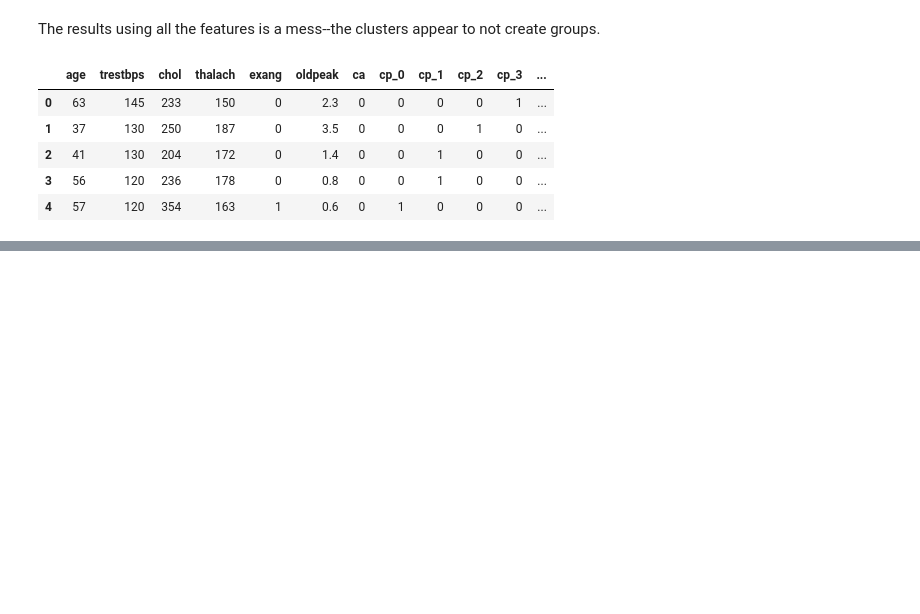
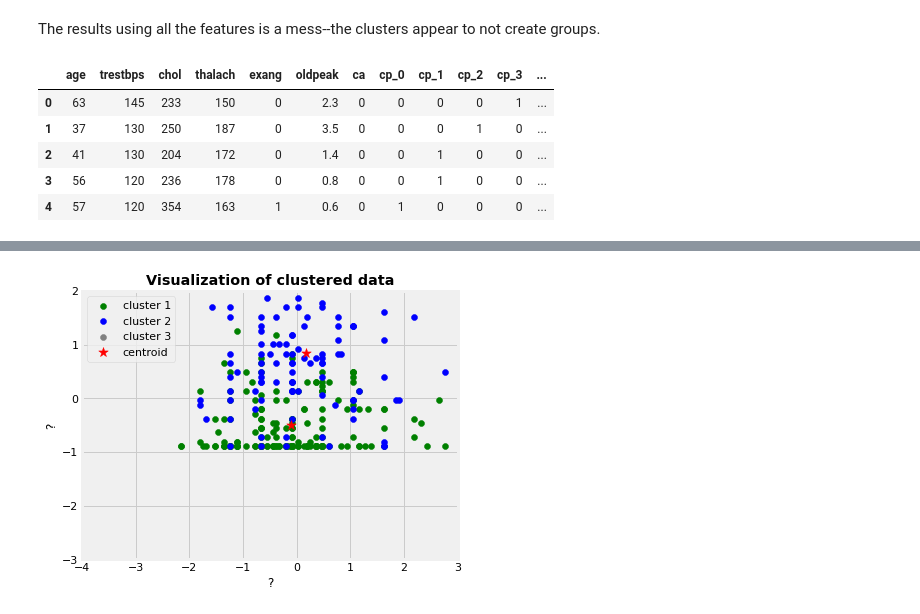
Before and after one commit to michhottinger/CS-Data-Science-Build-Week-1, a Jupyter notebook: cs_build_week_K_means.ipynb, the cells around one changed output, grey strips where cells are left out. Saved outputs shown, nothing was run; the diff lists cells and outputs as text; code cells hidden in the pictures; blank space fills up the shorter version.

```diff
--- a/cs_build_week_K_means.ipynb
+++ b/cs_build_week_K_means.ipynb
@@ -59,0 +53,3 @@ df_copy.shape
+# %%
+df_drop = df_copy.drop(columns=['target'])
+df_drop.head(5)
@@ -430,0 +431,5 @@ plt.scatter(std_pca[:, 0], std_pca[:, 1], c=kmeanspca.labels_, cmap='rainbow')
+# %%
+#try using a dataset with only continous numerical data
+#create dataset
+M = df_drop[['trestbps', 'oldpeak','thalach']]
+M.head(10)
@@ -430,0 +448,36 @@ plt.scatter(std_pca[:, 0], std_pca[:, 1], c=kmeanspca.labels_, cmap='rainbow')
+# %%
+
+#standardize X
+X_stdm = StandardScaler().fit_transform(M)
+X_stdm
+
+# Applying k-means to the dataset without PCA
+kmeansm = KMeans(n_clusters=2, max_iter=1000, n_init=500, random_state=42)
+y_kmeansm = kmeansm.fit_predict(X_stdm)
+
+centroidsm = kmeansm.cluster_centers_
+
+
+#kmeans.labels_ are the same thing as y_means
+
+# Visualising the clusters
+fig, ax = plt.subplots(figsize=(6, 6))
+plt.scatter(X_stdm[y_kmeansm == 0, 0], X_stdm[y_kmeansm == 0, 1],
+            c='green', label='cluster 1')
+plt.scatter(X_stdm[y_kmeansm == 1, 0], X_stdm[y_kmeansm == 1, 1],
+            c='blue', label='cluster 2')
+plt.scatter(X_stdm[y_kmeansm == 2, 0], X_stdm[y_kmeansm == 2, 1],
+            c='grey', label='cluster 3')
+#plt.scatter(X_stdm[kmeansm.labels_ == 3, 0], X_stdm[kmeansm.labels_ == 3, 1],
+#            c='magenta', label='cluster 4')
+plt.scatter(centroidsm[:, 0], centroidsm[:, 1], marker='*', s=100,
+            c='red', label='centroid')
+plt.legend()
+plt.xlim([-4, 3])
+plt.ylim([-3, 2])
+plt.xlabel('?')
+plt.ylabel('?')
+plt.title('Visualization of clustered data', fontweight='bold')
+ax.set_aspect('equal');
+# %% [output]
+[figure, added]
```
Also changed, not shown: parts of 23 cells of this notebook.
